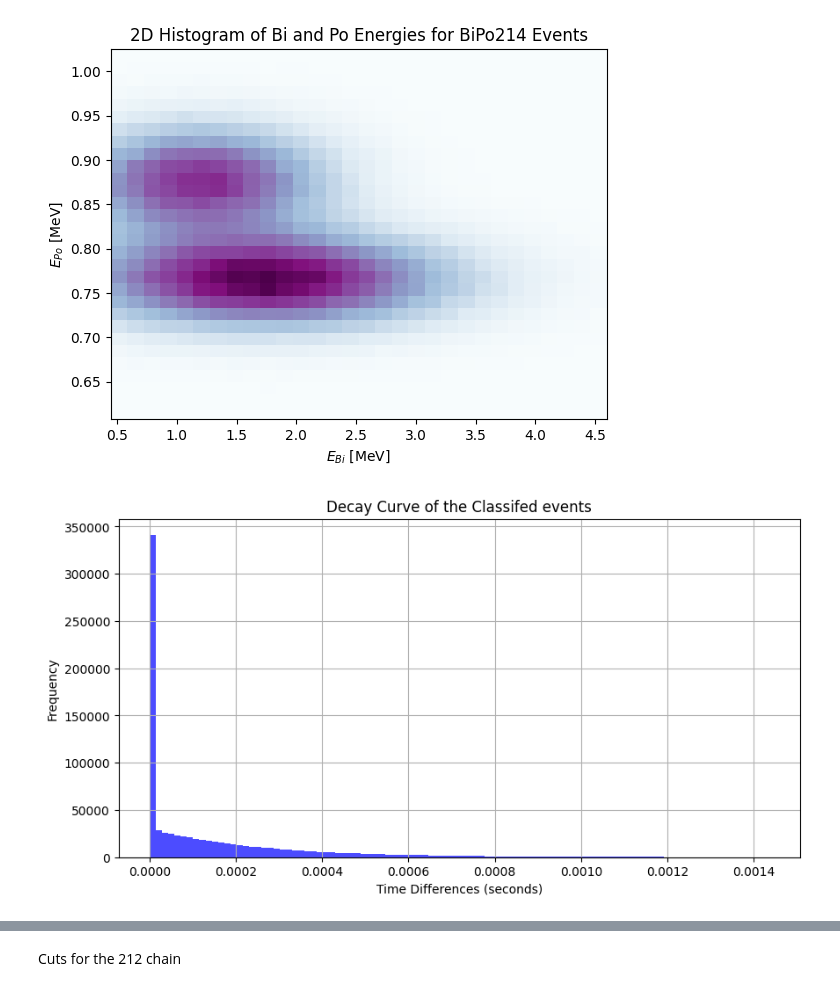
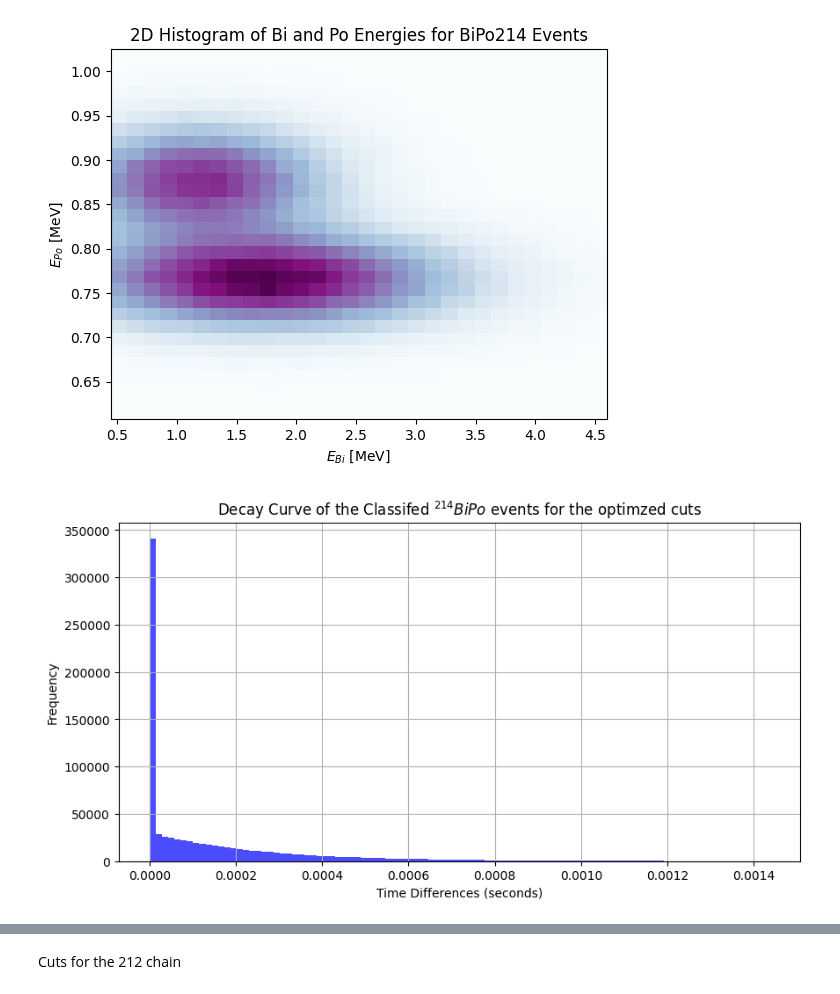
Before and after one commit to anuragxorma/BiPoClassification, a Jupyter notebook: classical_cuts/cuts_classical_and_optimized.ipynb, the cells around one changed output, grey strips where cells are left out. Saved outputs shown, nothing was run; the diff lists cells and outputs as text; code cells hidden in the pictures.

```diff
--- a/classical_cuts/cuts_classical_and_optimized.ipynb
+++ b/classical_cuts/cuts_classical_and_optimized.ipynb
@@ -484,7 +517,7 @@ plt.show()
 # %%
 time_diff_214 = calculate_time_differences_for_plot(bi_events_dc_214, po_events_dc_214)
 # %%
-plot_histogram(time_diff_214, "Decay Curve of the Classifed events", "../plots/classical_cuts/decay_curve_214_optcuts", "blue")
+plot_histogram(time_diff_214, r"Decay Curve of the Classifed $^{214}BiPo$ events for the optimzed cuts", "../plots/classical_cuts/decay_curve_214_optcuts", "blue")
 # %% [output]
-[figure, old version]
+[figure, new version]
 # %%
```
Also changed, not shown: parts of 16 cells of this notebook, 24 other files.
